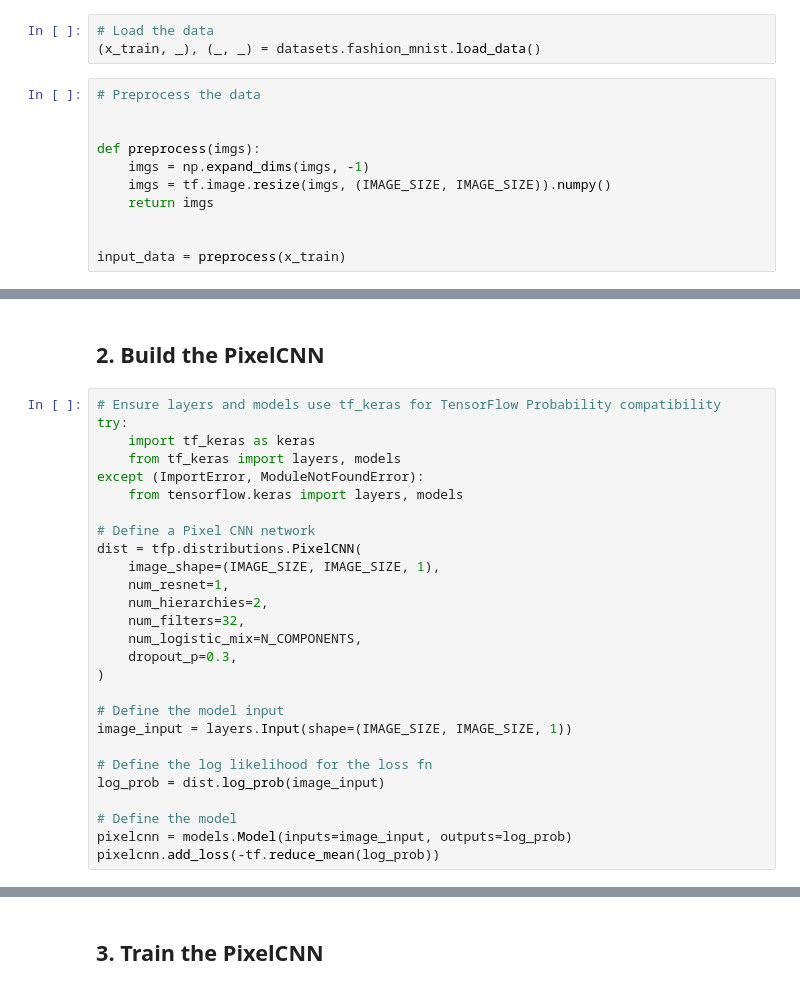
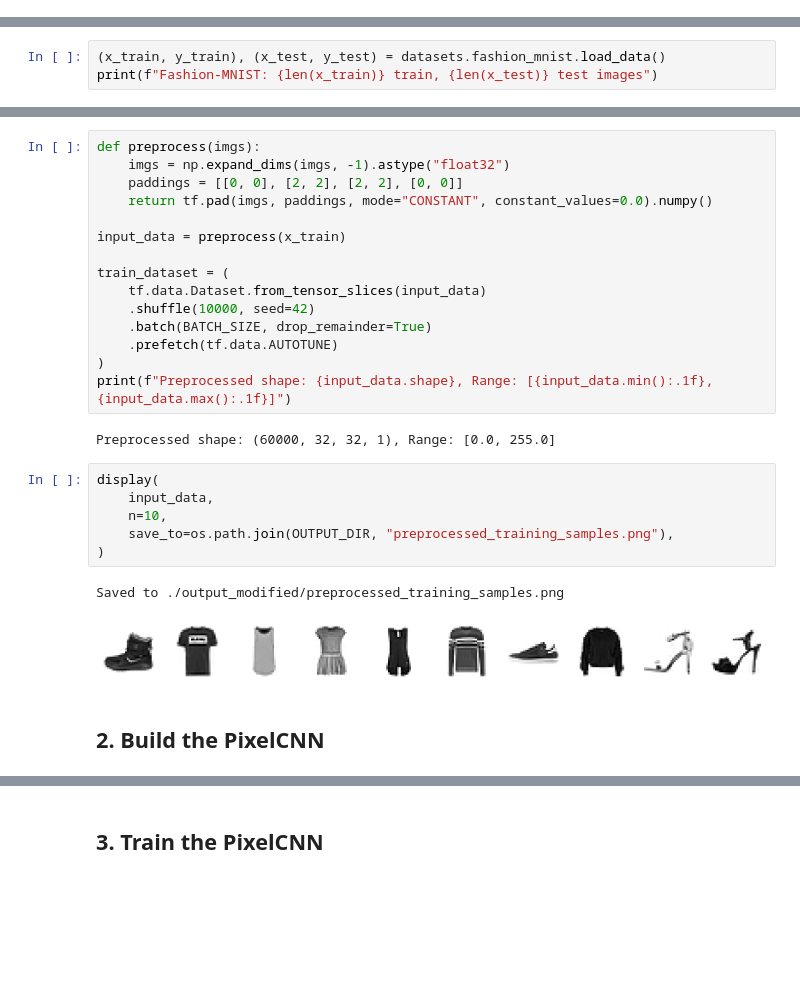
Before and after one commit to DiveshJ8/Generative_Deep_Learning_2nd_Edition, a Jupyter notebook: notebooks/05_autoregressive/03_pixelcnn_md/pixelcnn_md_modified.ipynb, the cells around one changed output, grey strips where cells are left out. Saved outputs shown, nothing was run; the diff lists cells and outputs as text; blank space fills up the shorter version.

```diff
--- a/notebooks/05_autoregressive/03_pixelcnn_md/pixelcnn_md_modified.ipynb
+++ b/notebooks/05_autoregressive/03_pixelcnn_md/pixelcnn_md_modified.ipynb
@@ -177,14 +134,0 @@ BATCH_SIZE = 128
-# %%
-# Load the data
-(x_train, _), (_, _) = datasets.fashion_mnist.load_data()
-# %%
-# Preprocess the data
-
-
-def preprocess(imgs):
-    imgs = np.expand_dims(imgs, -1)
-    imgs = tf.image.resize(imgs, (IMAGE_SIZE, IMAGE_SIZE)).numpy()
-    return imgs
-
-
-input_data = preprocess(x_train)
@@ -195,0 +135,3 @@ display(input_data)
+# %%
+(x_train, y_train), (x_test, y_test) = datasets.fashion_mnist.load_data()
+print(f"Fashion-MNIST: {len(x_train)} train, {len(x_test)} test images")
@@ -196,29 +148,28 @@ display(input_data)
+# %%
+def preprocess(imgs):
+    imgs = np.expand_dims(imgs, -1).astype("float32")
+    paddings = [[0, 0], [2, 2], [2, 2], [0, 0]]
+    return tf.pad(imgs, paddings, mode="CONSTANT", constant_values=0.0).numpy()
+
+input_data = preprocess(x_train)
+
+train_dataset = (
+    tf.data.Dataset.from_tensor_slices(input_data)
+    .shuffle(10000, seed=42)
+    .batch(BATCH_SIZE, drop_remainder=True)
+    .prefetch(tf.data.AUTOTUNE)
+)
+print(f"Preprocessed shape: {input_data.shape}, Range: [{input_data.min():.1f}, {input_data.max():.1f}]")
+# %% [output]
+Preprocessed shape: (60000, 32, 32, 1), Range: [0.0, 255.0]
+# %%
+display(
+    input_data,
+    n=10,
+    save_to=os.path.join(OUTPUT_DIR, "preprocessed_training_samples.png"),
+)
+# %% [output]
+Saved to ./output_modified/preprocessed_training_samples.png
+[figure, added]
 # %% [markdown]
 ## 2. Build the PixelCNN <a name="build"></a>
-# %%
-# Ensure layers and models use tf_keras for TensorFlow Probability compatibility
-try:
-    import tf_keras as keras
-    from tf_keras import layers, models
-except (ImportError, ModuleNotFoundError):
-    from tensorflow.keras import layers, models
-
-# Define a Pixel CNN network
-dist = tfp.distributions.PixelCNN(
-    image_shape=(IMAGE_SIZE, IMAGE_SIZE, 1),
-    num_resnet=1,
-    num_hierarchies=2,
-    num_filters=32,
-    num_logistic_mix=N_COMPONENTS,
-    dropout_p=0.3,
-)
-
-# Define the model input
-image_input = layers.Input(shape=(IMAGE_SIZE, IMAGE_SIZE, 1))
-
-# Define the log likelihood for the loss fn
-log_prob = dist.log_prob(image_input)
-
-# Define the model
-pixelcnn = models.Model(inputs=image_input, outputs=log_prob)
-pixelcnn.add_loss(-tf.reduce_mean(log_prob))
```
Also changed, not shown: parts of 23 cells of this notebook.
